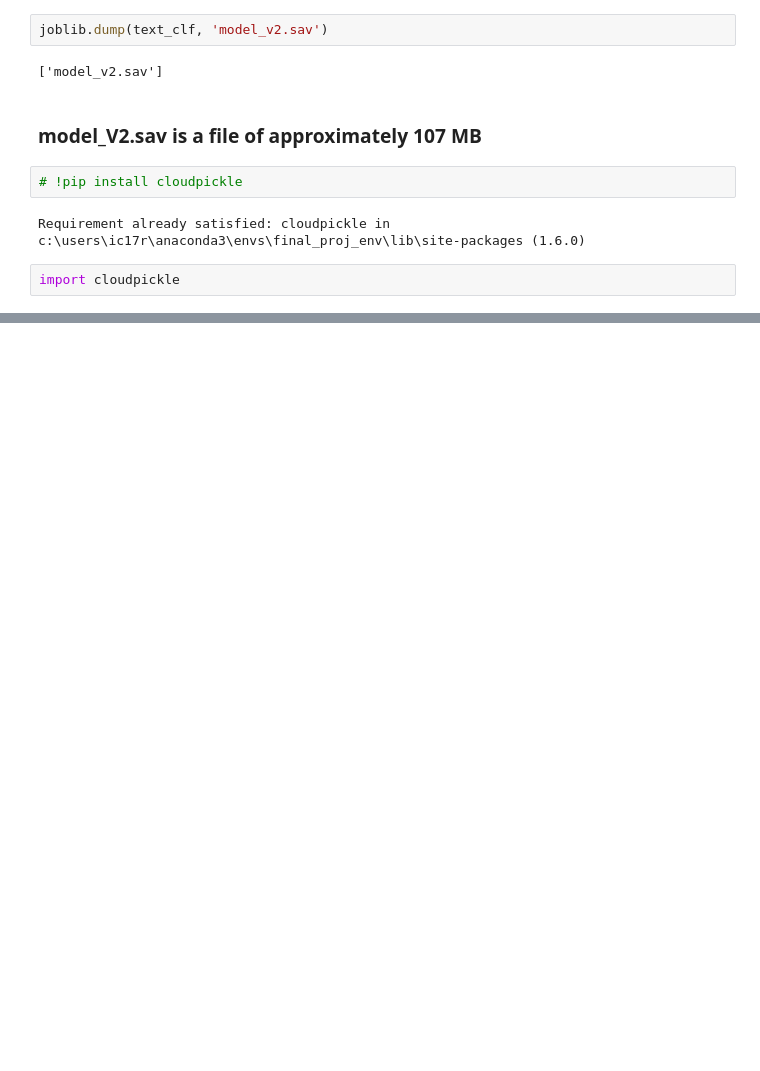
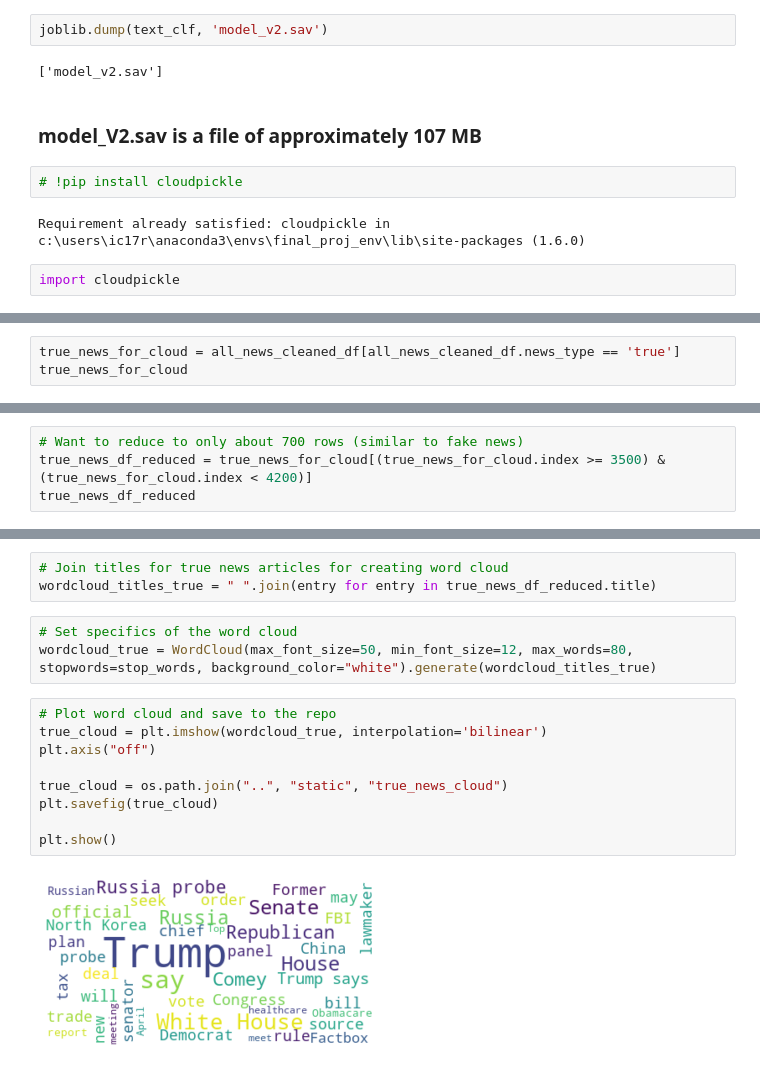
Before and after one commit to ic17rey/final-project-live, a Jupyter notebook: news_predictor/Data/create_model-v2.ipynb, the cells around one changed output, grey strips where cells are left out. Cells and saved outputs as stored; diff of their text form; blank space fills up the shorter version.

```diff
--- a/news_predictor/Data/create_model-v2.ipynb
+++ b/news_predictor/Data/create_model-v2.ipynb
@@ -459,0 +561,3 @@ with open("pickle_model_v2.sav", mode="wb") as file:
+# %%
+true_news_for_cloud = all_news_cleaned_df[all_news_cleaned_df.news_type == 'true']
+true_news_for_cloud
@@ -459,0 +578,4 @@ with open("pickle_model_v2.sav", mode="wb") as file:
+# %%
+# Want to reduce to only about 700 rows (similar to fake news)
+true_news_df_reduced = true_news_for_cloud[(true_news_for_cloud.index >= 3500) & (true_news_for_cloud.index < 4200)]
+true_news_df_reduced
@@ -459,0 +596,17 @@ with open("pickle_model_v2.sav", mode="wb") as file:
+# %%
+# Join titles for true news articles for creating word cloud
+wordcloud_titles_true = " ".join(entry for entry in true_news_df_reduced.title)
+# %%
+# Set specifics of the word cloud
+wordcloud_true = WordCloud(max_font_size=50, min_font_size=12, max_words=80, stopwords=stop_words, background_color="white").generate(wordcloud_titles_true)
+# %%
+# Plot word cloud and save to the repo
+true_cloud = plt.imshow(wordcloud_true, interpolation='bilinear')
+plt.axis("off")
+
+true_cloud = os.path.join("..", "static", "true_news_cloud")
+plt.savefig(true_cloud)
+
+plt.show()
+# %% [output]
+[figure, added]
```
Also changed, not shown: parts of 15 cells of this notebook, 9 other files.
